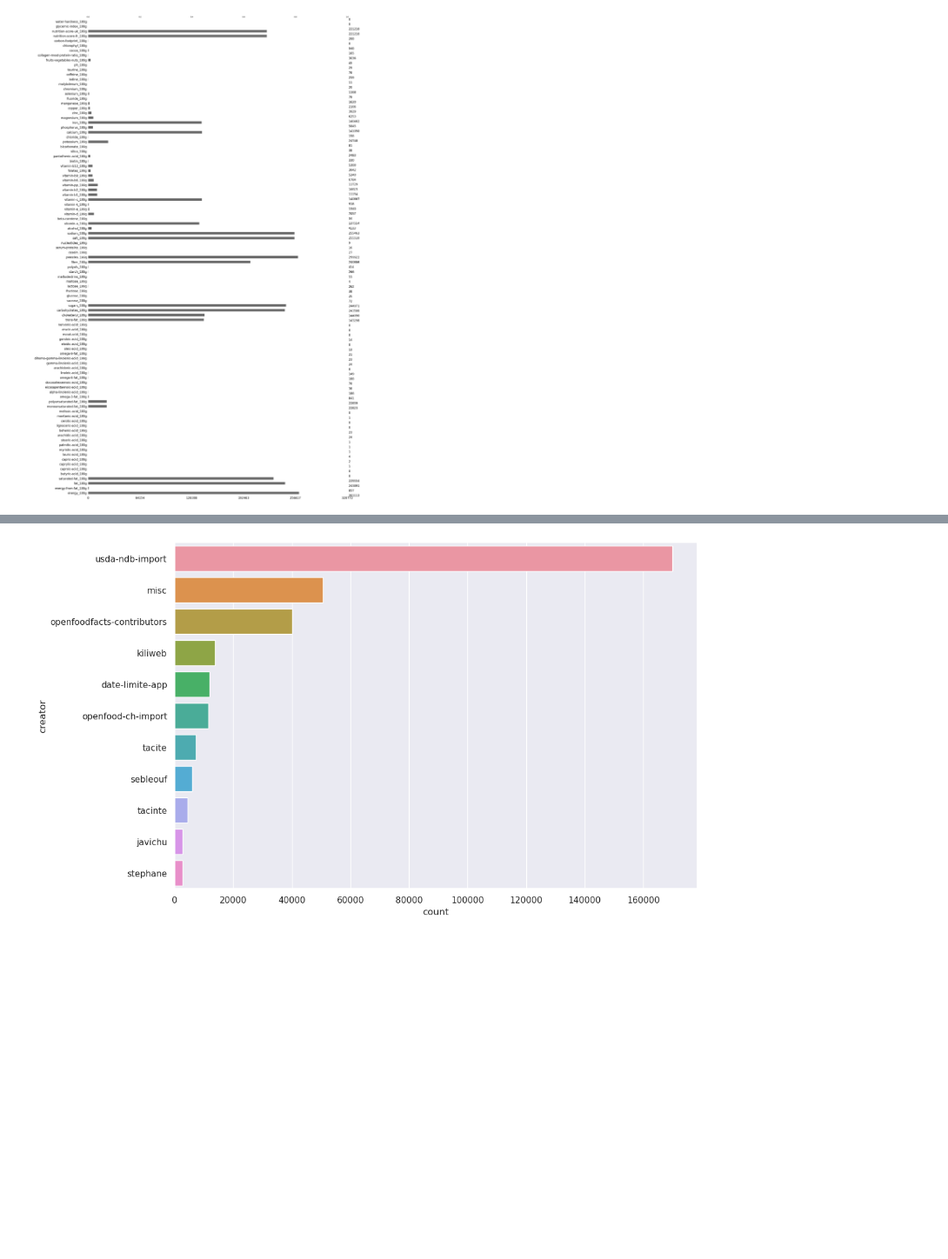
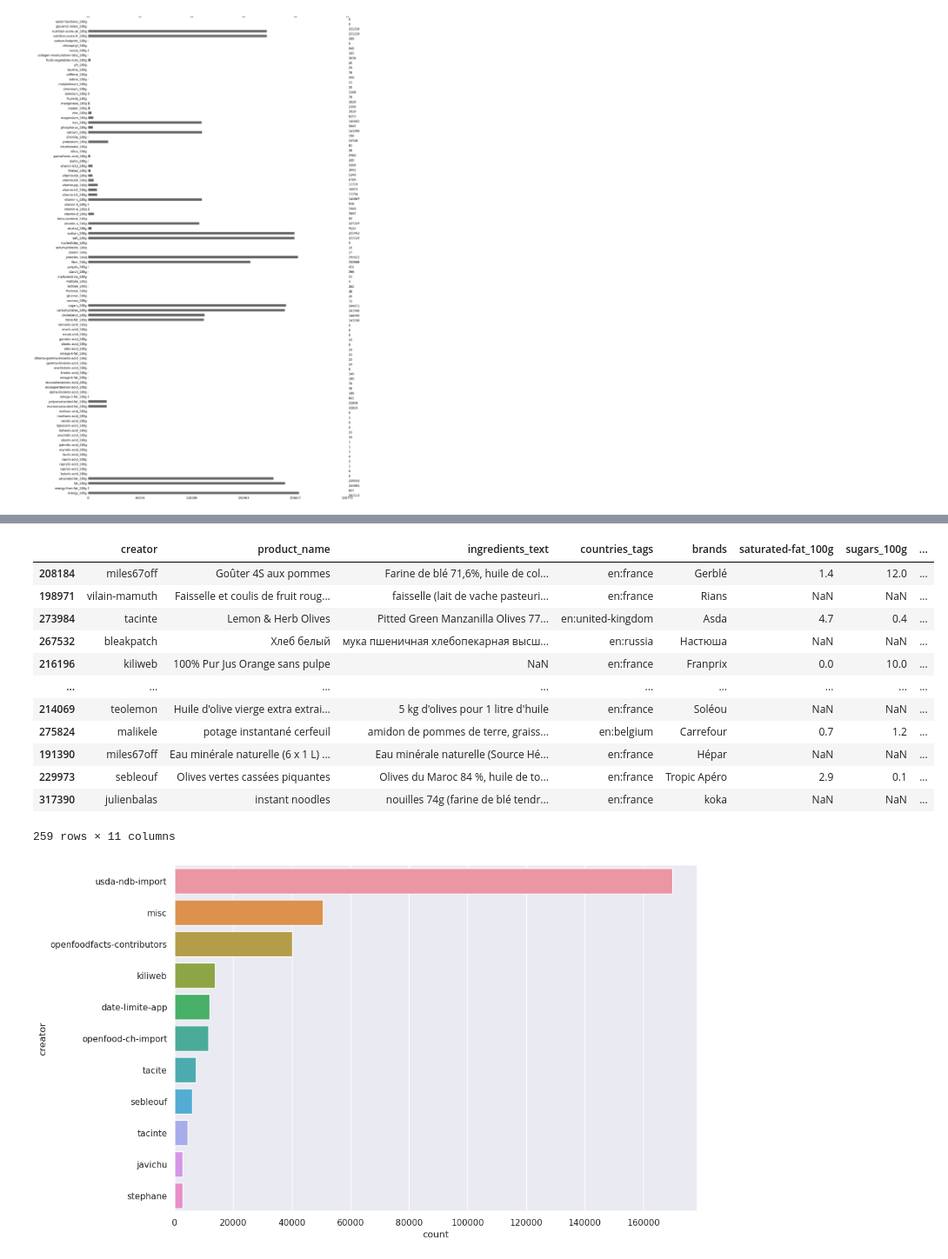
Before and after one commit to vicmcl/open_food_facts, a Jupyter notebook: src/notebook.ipynb, the cells around one changed output, grey strips where cells are left out. Shown at 87% size. Saved outputs shown, nothing was run; the diff lists cells and outputs as text; code cells hidden in the pictures; blank space fills up the shorter version.

```diff
--- a/src/notebook.ipynb
+++ b/src/notebook.ipynb
@@ -247,0 +333,13 @@ class ProbImputer(BaseEstimator, TransformerMixin):
+# %%
+class LabelsImputer(BaseEstimator, TransformerMixin):
+    def __init__(self, to_impute=None):
+        self.to_impute = to_impute
+
+    def fit(self, X, y=None):
+        return self
+
+    def transform(self, X):
+        knn = KNNImputer(n_neighbors=10)
+        imputed_col = knn.fit(X[self.to_impute])
+        X.loc[:, self.target] = imputed_col
+        return X
@@ -247,0 +376,4 @@ class ProbImputer(BaseEstimator, TransformerMixin):
+# %%
+knn = LabelsImputer(target="ingredients_text")
+
+knn.fit_transform(df_piped)
@@ -248,3 +399,19 @@ class ProbImputer(BaseEstimator, TransformerMixin):
+# %%
+df_piped
+# %% [output]
+|  | creator | product_name | ingredients_text | countries_tags | brands | saturated-fat_100g | sugars_100g | ... |
+| 208184 | miles67off | Goûter 4S aux pommes | Farine de blé 71,6%, huile de col... | en:france | Gerblé | 1.4 | 12.0 | ... |
+| 198971 | vilain-mamuth | Faisselle et coulis de fruit roug... | faisselle (lait de vache pasteuri... | en:france | Rians | NaN | NaN | ... |
+| 273984 | tacinte | Lemon & Herb Olives | Pitted Green Manzanilla Olives 77... | en:united-kingdom | Asda | 4.7 | 0.4 | ... |
+| 267532 | bleakpatch | Хлеб белый | мука пшеничная хлебопекарная высш... | en:russia | Настюша | NaN | NaN | ... |
+| 216196 | kiliweb | 100% Pur Jus Orange sans pulpe | NaN | en:france | Franprix | 0.0 | 10.0 | ... |
+| ... | ... | ... | ... | ... | ... | ... | ... | ... |
+| 214069 | teolemon | Huile d'olive vierge extra extrai... | 5 kg d'olives pour 1 litre d'huile | en:france | Soléou | NaN | NaN | ... |
+| 275824 | malikele | potage instantané cerfeuil | amidon de pommes de terre, graiss... | en:belgium | Carrefour | 0.7 | 1.2 | ... |
+| 191390 | miles67off | Eau minérale naturelle (6 x 1 L) ... | Eau minérale naturelle (Source Hé... | en:france | Hépar | NaN | NaN | ... |
+| 229973 | sebleouf | Olives vertes cassées piquantes | Olives du Maroc 84 %, huile de to... | en:france | Tropic Apéro | 2.9 | 0.1 | ... |
+| 317390 | julienbalas | instant noodles | nouilles 74g (farine de blé tendr... | en:france | koka | NaN | NaN | ... |
+259 rows × 11 columns
 # %%
 pi = ProbImputer(n_cat=10)
 
```
Also changed, not shown: parts of 22 cells of this notebook.
